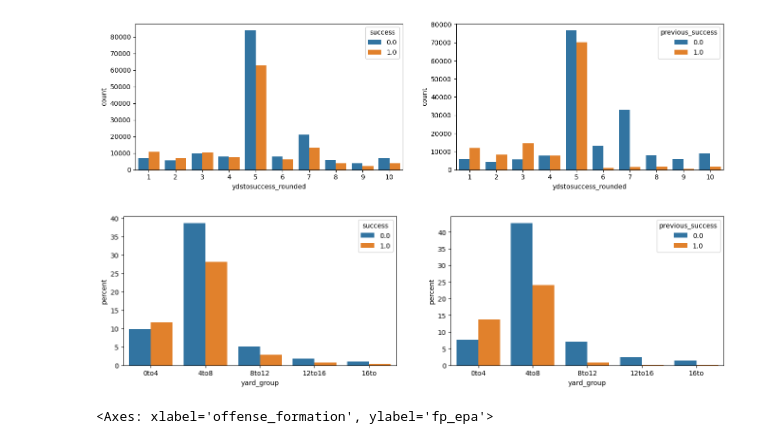
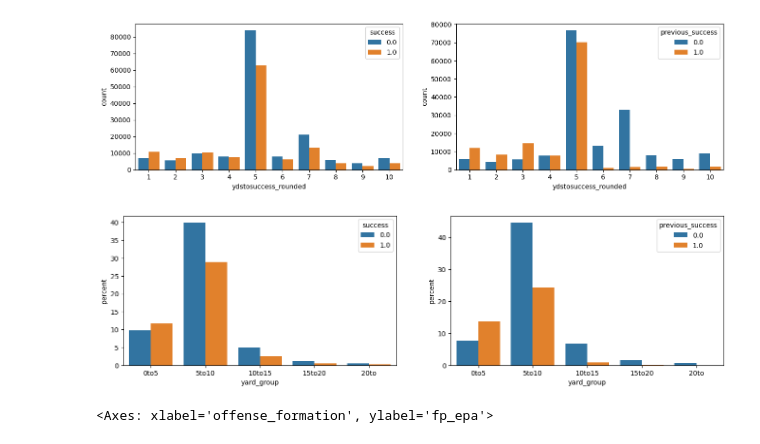
Before and after one commit to colin-seiler/NFL_SuccessWatch, a Jupyter notebook: notebooks/eda4.ipynb, the cells around one changed output. Saved outputs shown, nothing was run; the diff lists cells and outputs as text; code cells hidden in the pictures.

```diff
--- a/notebooks/eda4.ipynb
+++ b/notebooks/eda4.ipynb
@@ -78,19 +77,19 @@ plt.show()
 # %% [output]
 [figure]
 # %%
-yard_bins = [0, 4, 8, 12, 16, np.inf]
-yard_labels = ['0to4','4to8','8to12','12to16','16to']
+yard_bins = [0, 5, 10, 15, 20, np.inf]
+yard_labels = ['0to5','5to10','10to15','15to20','20to']
 
-df['yard_group'] = pd.cut(df['ydstosuccess_rounded'], bins=yard_bins, labels=yard_labels, right=True)
+df['yard_group'] = pd.cut(df['ydstosuccess_rounded'], bins=yard_bins, labels=yard_labels, right=False)
 
 fig, axes = plt.subplots(1,2, figsize=(16,4))
 
 sns.countplot(data=df, x ='yard_group', hue='success', stat='percent', ax=axes[0])
 sns.countplot(data=df, x ='yard_group', hue='previous_success', stat='percent', ax=axes[1])
 
 plt.show()
 # %% [output]
-[figure, old version]
+[figure, new version]
 # %%
 fig, axes = plt.subplots(1,2, figsize=(16,4))
 
```
Also changed, not shown: parts of 40 cells of this notebook, 1 other file.
